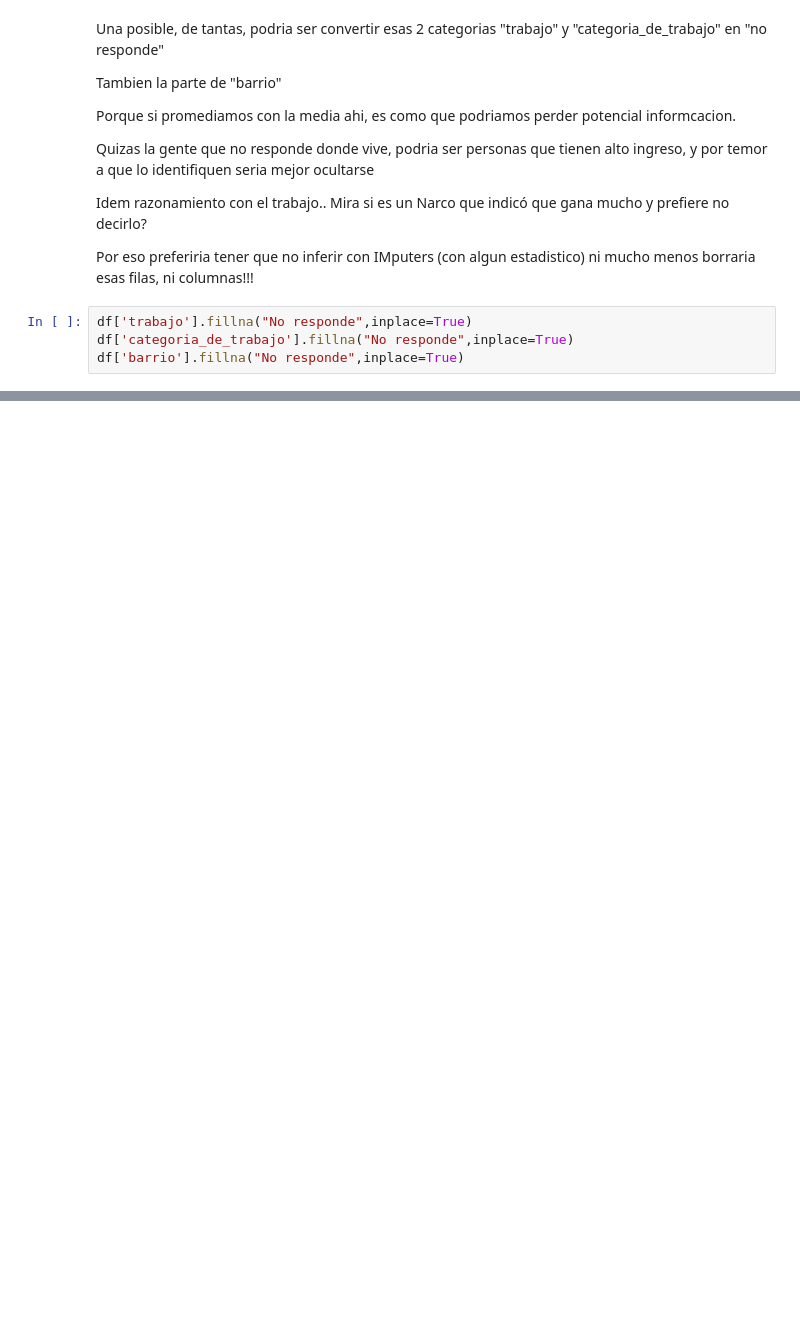
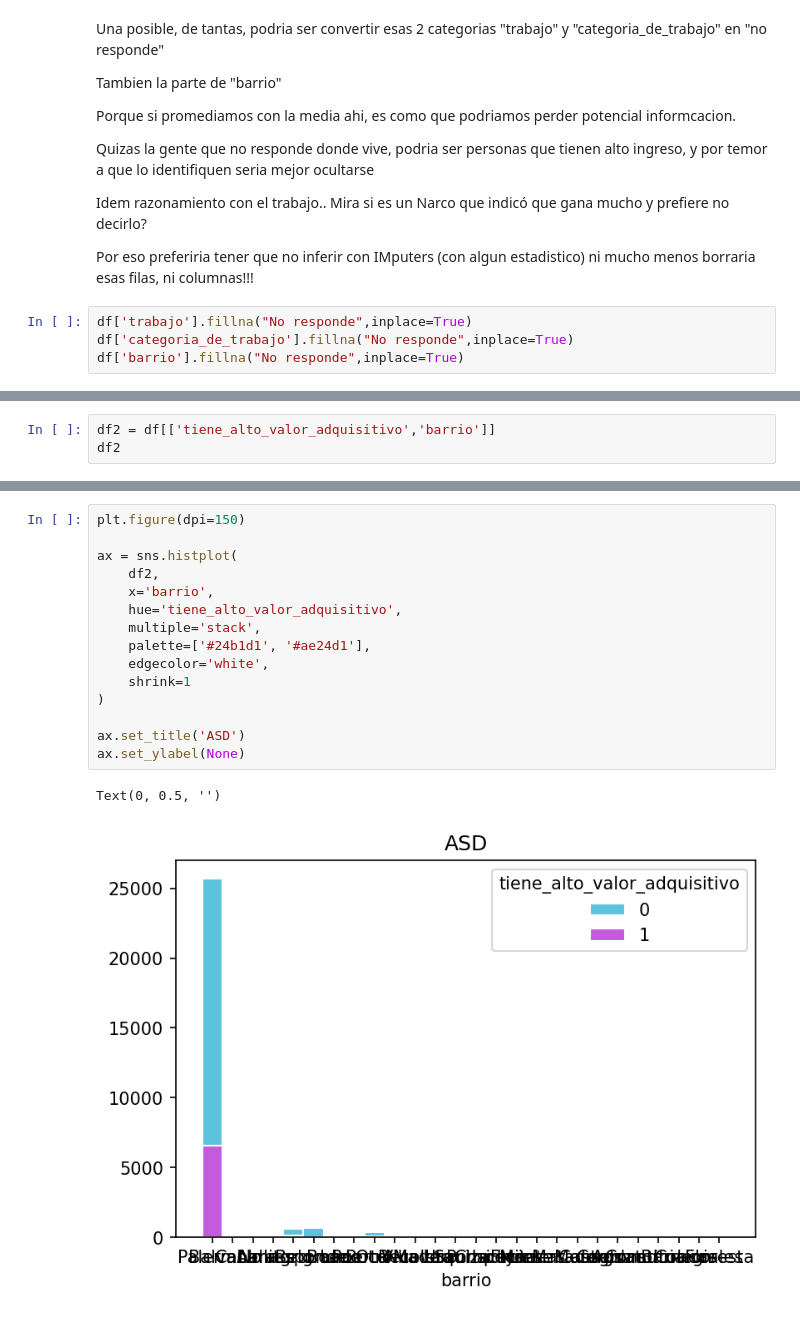
Before and after one commit to fjpacheco/machine-learning, a Jupyter notebook: version_1_playing.ipynb, the cells around one changed output, grey strips where cells are left out. Cells and saved outputs as stored; diff of their text form; blank space fills up the shorter version.

```diff
--- a/version_1_playing.ipynb
+++ b/version_1_playing.ipynb
@@ -566,0 +785,3 @@ memory usage: 2.2+ MB
+# %%
+df2 = df[['tiene_alto_valor_adquisitivo','barrio']]
+df2
@@ -566,0 +802,18 @@ memory usage: 2.2+ MB
+# %%
+plt.figure(dpi=150)
+
+ax = sns.histplot(
+    df2,
+    x='barrio',
+    hue='tiene_alto_valor_adquisitivo',
+    multiple='stack',
+    palette=['#24b1d1', '#ae24d1'],
+    edgecolor='white',
+    shrink=1
+)
+
+ax.set_title('ASD')
+ax.set_ylabel(None)
+# %% [output]
+Text(0, 0.5, '')
+[figure, added]
```
Also changed, not shown: parts of 79 cells of this notebook, 1 other file.
